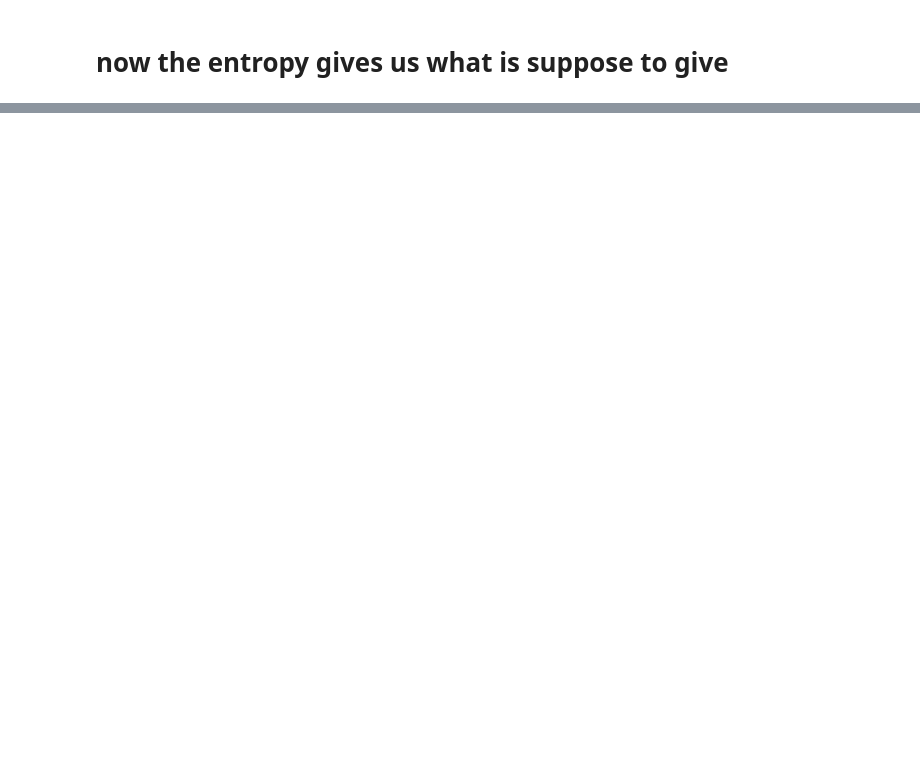
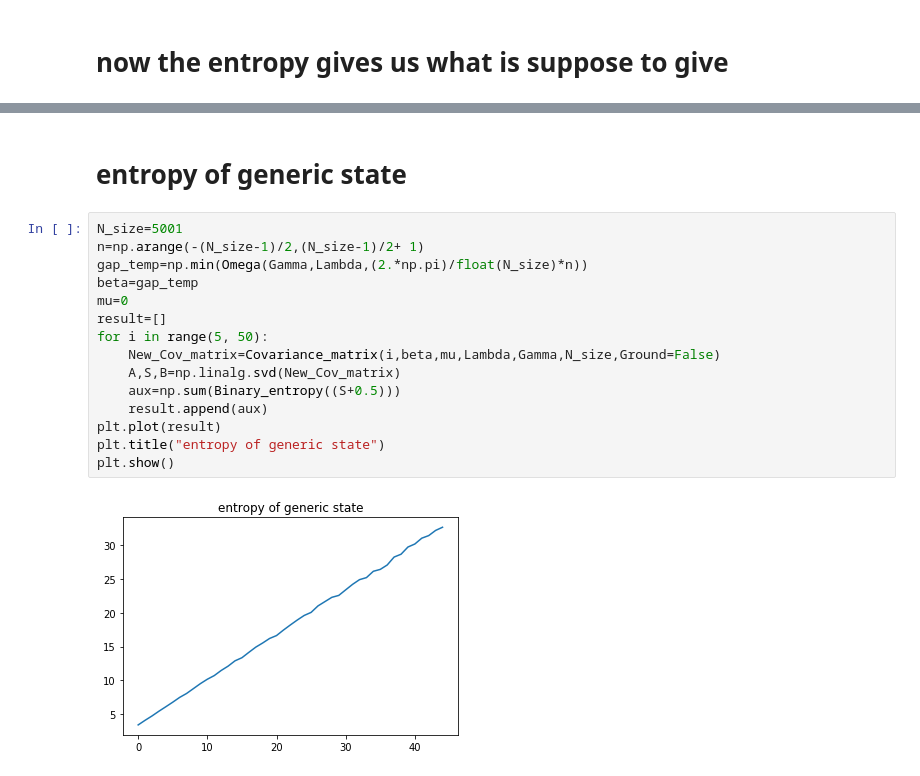
Before and after one commit to jamontanac/Tesis_Master, a Jupyter notebook: XY_model/Fourier_diagonalization/Intento_18_09_19.ipynb, the cells around one changed output, grey strips where cells are left out. Saved outputs shown, nothing was run; the diff lists cells and outputs as text; blank space fills up the shorter version.

```diff
--- a/XY_model/Fourier_diagonalization/Intento_18_09_19.ipynb
+++ b/XY_model/Fourier_diagonalization/Intento_18_09_19.ipynb
@@ -519,0 +527,19 @@ plt.plot(Fermi_dirac(beta,mu,n,N=L))
+# %% [markdown]
+# entropy of generic state
+# %%
+N_size=5001
+n=np.arange(-(N_size-1)/2,(N_size-1)/2+ 1)
+gap_temp=np.min(Omega(Gamma,Lambda,(2.*np.pi)/float(N_size)*n))
+beta=gap_temp
+mu=0
+result=[]
+for i in range(5, 50):
+    New_Cov_matrix=Covariance_matrix(i,beta,mu,Lambda,Gamma,N_size,Ground=False)
+    A,S,B=np.linalg.svd(New_Cov_matrix)
+    aux=np.sum(Binary_entropy((S+0.5)))
+    result.append(aux)
+plt.plot(result)
+plt.title("entropy of generic state")
+plt.show()
+# %% [output]
+[figure, added]
```
Also changed, not shown: parts of 5 cells of this notebook.
